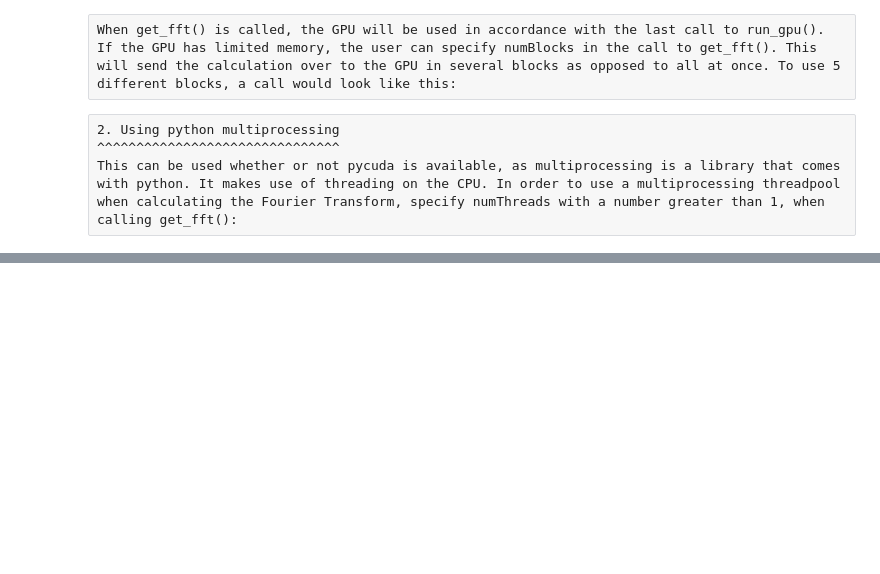
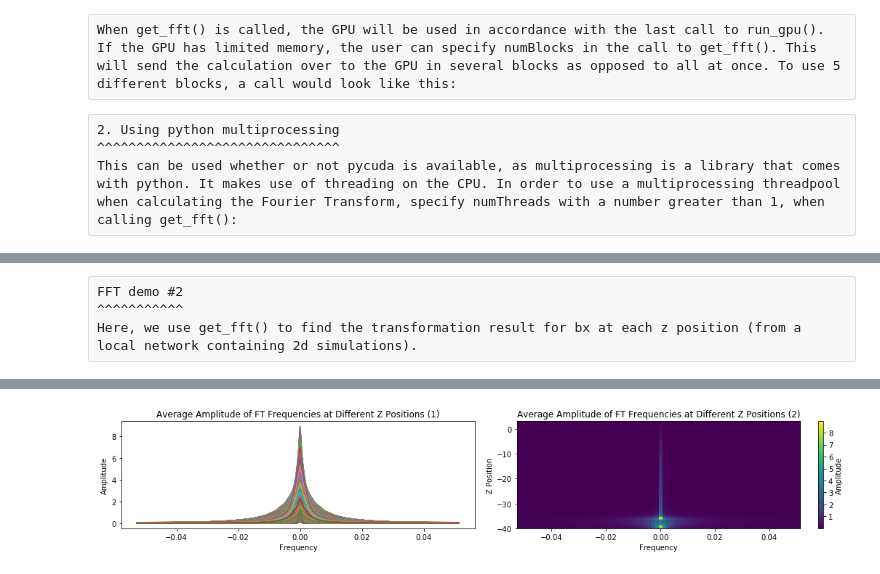
Before and after one commit to ITA-Solar/helita, a Jupyter notebook: doc/helita.ipynb, the cells around one changed output, grey strips where cells are left out. Cells and saved outputs as stored; diff of their text form; code cells hidden in the pictures; blank space fills up the shorter version.

```diff
--- a/doc/helita.ipynb
+++ b/doc/helita.ipynb
@@ -268,0 +367,57 @@ usingThreads = dd.get_fft('bx', snap = [400, 401, 402], numThreads = 10)
+# %% [raw]
+FFT demo #2
+^^^^^^^^^^^
+Here, we use get_fft() to find the transformation result for bx at each z position (from a local network containing 2d simulations).
+# %%
+import numpy as np
+import helita.sim.cstagger
+from helita.sim.bifrost import BifrostData, Rhoeetab, read_idl_ascii
+from helita.sim.bifrost_fft import FFTData
+import matplotlib.pyplot as plt
+
+snaps = np.arange(280, 360)
+v = 'bx'
+
+dd = FFTData(file_root='l2d90x40r_it',
+             fdir='/net/opal/Volumes/Amnesia/mpi3drun/2Druns/genohm/rain/l2d90x40r/')
+
+# getting ft
+transformed = dd.get_fft(v, snaps)
+ft = transformed['ftCube']
+freq = transformed['freq']
+zaxis = dd.z
+
+# making empty array to later contain the avergaes for each z position
+zstack = np.empty([np.size(freq), np.shape(ft)[1]])
+# filling ztack with average ft for each (x,y) in each z level
+for k in range(0, np.shape(ft)[1]):
+    avg = np.average(ft[:, k, :], axis=(0))
+    zstack[:, k] = avg
+
+# preparing plots
+fig = plt.figure(figsize = (15, 3))
+numC = 1
+numR = 2
+
+# ploting freq vs amp with multiple lines (1 for each z position)
+ax0 = fig.add_subplot(numC, numR, 1)
+ax0.plot(freq, zstack)
+ax0.set_xlabel('Frequency')
+ax0.set_ylabel('Amplitude')
+ax0.set_title(
+    'Average Amplitude of FT Frequencies at Different Z Positions (1)')
+ax0.set_aspect('auto')
+
+# plotting amp at different freq & z with image
+ax1 = fig.add_subplot(numC, numR, 2)
+im1 = ax1.imshow(zstack.transpose(), extent=[freq[0], freq[-1], zaxis[0], zaxis[-1]])
+ax1.set_xlabel('Frequency')
+ax1.set_ylabel('Z Position')
+ax1.set_title(
+    'Average Amplitude of FT Frequencies at Different Z Positions (2)')
+ax1.set_aspect('auto')
+c1 = fig.colorbar(im1, ax = ax1)
+c1.set_label('Amplitude')
+plt.tight_layout()
+plt.show()
+# %% [output]
@@ -268,0 +425 @@ usingThreads = dd.get_fft('bx', snap = [400, 401, 402], numThreads = 10)
+[figure, added]
```
Also changed, not shown: parts of 14 cells of this notebook.
